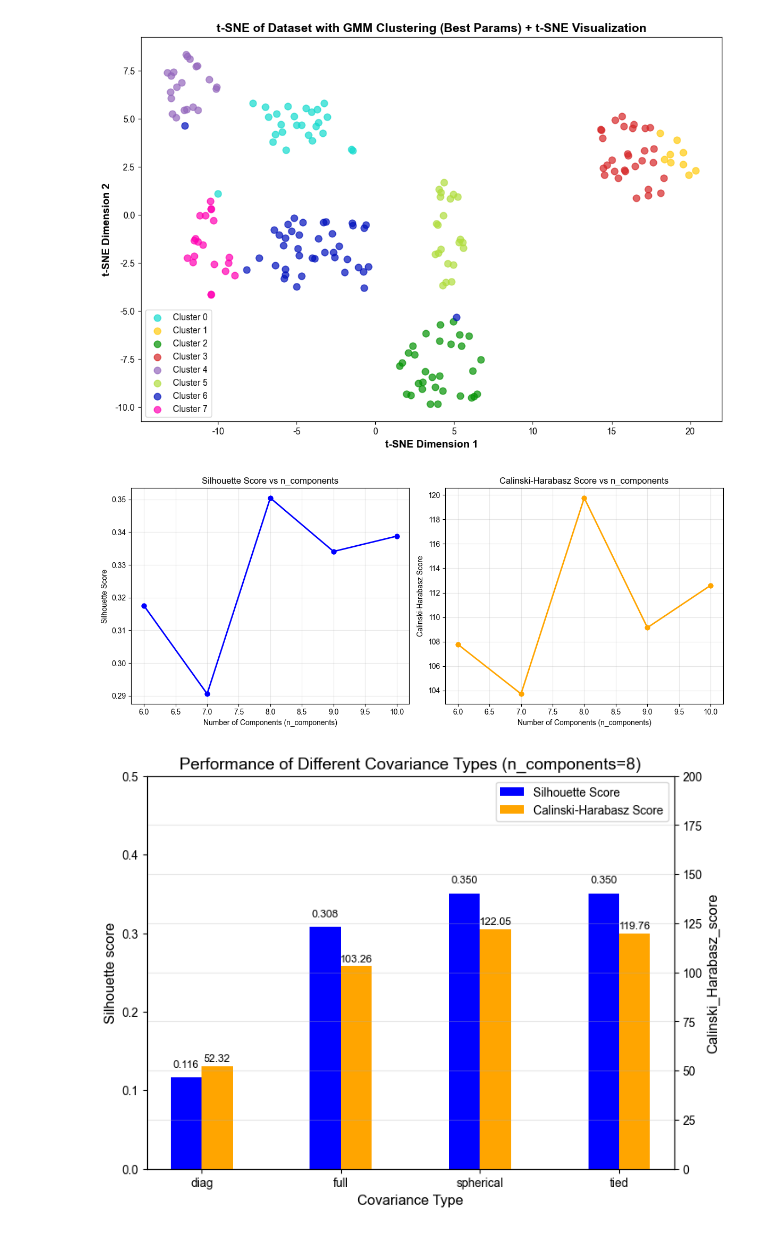
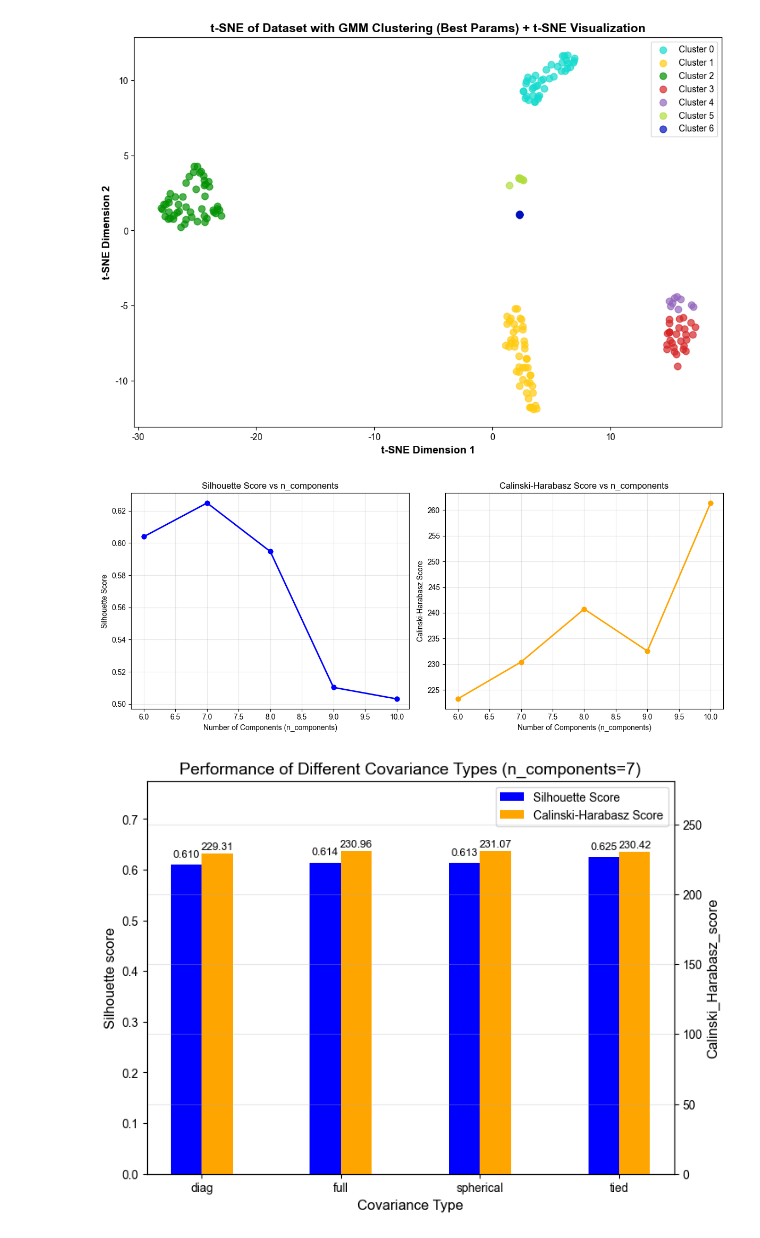
Before and after one commit to Pseudonymous-gdy/Data-Mining-Project, a Jupyter notebook: clustering.ipynb, the cells around one changed output. Saved outputs shown, nothing was run; the diff lists cells and outputs as text; code cells hidden in the pictures.

```diff
--- a/clustering.ipynb
+++ b/clustering.ipynb
@@ -5,7 +5,7 @@ import matplotlib.pyplot as plt
 import sklearn
 from sklearn.preprocessing import StandardScaler
 flag = True  # Set this flag as needed
-name = "Preprocessed_Data.csv" if flag == True else "Mall_Customers.csv"
+name = "Preprocessed_Data_new.csv" if flag == True else "Mall_Customers.csv"
 df = pd.read_csv(name)
 if name == "Mall_Customers.csv":
     df = df.drop(columns=['CustomerID'])
@@ -349,7 +351,7 @@ cluster_metrics = results_df.groupby('n_clusters').agg(
 
 # 双轴图：左轴=轮廓系数，右轴=Calinski-Harabasz
 ax2_twin = ax2.twinx()
-width = 0.4;     gap = 1.0
+width = 0.8;     gap = 1.2
 x_coords = np.arange(len(cluster_metrics['n_clusters'])) * (width * 2 + gap)
 bar1 = ax2.bar(
     x_coords - width / 2, cluster_metrics['silhouette_score'],
@@ -362,9 +364,9 @@ bar2 = ax2_twin.bar(
 # 图表样式
 ax2.set_xlabel('Number of Clusters', fontsize=12, fontweight='bold')
 ax2.set_ylabel('Silhouette Score', fontsize=12, fontweight='bold')
-ax2.set_ybound(0, 0.5)
+ax2.set_ybound(0, cluster_metrics['silhouette_score'].max() + 0.1)  # 自动设置y轴上限
 ax2_twin.set_ylabel('Calinski-Harabasz Score', fontsize=12, fontweight='bold', color='#ff7f0e')
-ax2_twin.set_ybound(0, 150)
+ax2_twin.set_ybound(0, cluster_metrics['calinski_harabasz_score'].max() + 50)  # 自动设置y轴上限
 ax2.set_title('K-Medoids Metrics by Number of Clusters', fontsize=14, fontweight='bold', pad=20)
 ax2.set_xticks(x_coords)
 ax2.set_xticklabels(cluster_metrics['n_clusters'])
@@ -374,11 +376,11 @@ ax2_twin.tick_params(axis='y', labelcolor='#ff7f0e')
 for bar in bar1:
     height = bar.get_height()
     ax2.text(bar.get_x() + bar.get_width()/2., height + 0.01,
-             f'{height:.3f}', ha='center', va='bottom', fontsize=9)
+             f'{height:.3f}', ha='center', va='bottom', fontsize=8)
 for bar in bar2:
     height = bar.get_height()
     ax2_twin.text(bar.get_x() + bar.get_width()/2., height + 0.5,
-                  f'{height:.2f}', ha='center', va='bottom', fontsize=9)
+                  f'{height:.1f}', ha='center', va='bottom', fontsize=8)
 # 合并图例
 lines1, labels1 = ax2.get_legend_handles_labels()
 lines2, labels2 = ax2_twin.get_legend_handles_labels()
@@ -888,7 +917,7 @@ plt.title('t-SNE of Dataset with GMM Clustering (Best Params) + t-SNE Visualizat
 plt.legend()
 plt.show()
 # %% [output]
-[figure, old version]
+[figure, new version]
 # %%
 # 超参数对模型影响评估
 # 1. n_components对评估指标的影响（固定其他最优超参）
@@ -923,7 +952,7 @@ plt.grid(alpha=0.3)
 plt.tight_layout()
 plt.show()
 # %% [output]
-[figure, old version]
+[figure, new version]
 # %%
 # 2. 不同covariance_type的性能对比（固定n_components为最优值）
 n_comp_best = gmm_best_params_silhouette['n_components']
@@ -960,33 +989,33 @@ ax_gmm.set_xlabel('Covariance Type', fontsize=12)
 ax_gmm.set_ylabel('Silhouette score', fontsize=12)
 ax_gmm_twin.set_ylabel('Calinski_Harabasz_score', fontsize=12)
 ax_gmm.set_title(f'Performance of Different Covariance Types (n_components={n_comp_best})', fontsize=14)
 ax_gmm.set_xticks(x)
 ax_gmm.set_xticklabels(cov_results['covariance_type'])
-ax_gmm.set_ybound(upper=0.5)
-ax_gmm_twin.set_ybound(upper=200)
+ax_gmm.set_ybound(upper=cov_results['silhouette_score'].max() + 0.15)
+ax_gmm_twin.set_ybound(upper=cov_results['calinski_harabasz_score'].max() + 50)
 for bar in sil_bar:
     h = bar.get_height()
     ax_gmm.text(bar.get_x() + bar.get_width() / 2, bar.get_height() + 0.01,
                 f'{h:.3f}', ha='center', va='bottom', fontsize=9)
 
 for bar in chs_bar:
     h = bar.get_height()
     ax_gmm_twin.text(bar.get_x() + bar.get_width() / 2, bar.get_height() + 1,
                      f'{h:.2f}', ha='center', va='bottom', fontsize=9)
 
 lines1, labels1 = ax_gmm.get_legend_handles_labels()
 lines2, labels2 = ax_gmm_twin.get_legend_handles_labels()
 ax_gmm.legend(lines1 + lines2, labels1 + labels2, fontsize=10, loc='upper right')
 
 
 # plt.xlabel('Covariance Type', fontsize=12)
 # plt.ylabel('Normalized Score', fontsize=12)
 # plt.title(f'Performance of Different Covariance Types (n_components={n_comp_best})', fontsize=14)
 # plt.xticks(x, cov_results['covariance_type'])
 # plt.legend()
 # ax_gmm.legend(loc='upper right')
 # ax_gmm_twin.legend(loc='upper left')
 plt.grid(alpha=0.3, axis='y')
 plt.show()
 # %% [output]
-[figure, old version]
+[figure, new version]
```
Also changed, not shown: parts of 30 cells of this notebook, 1 other file.
